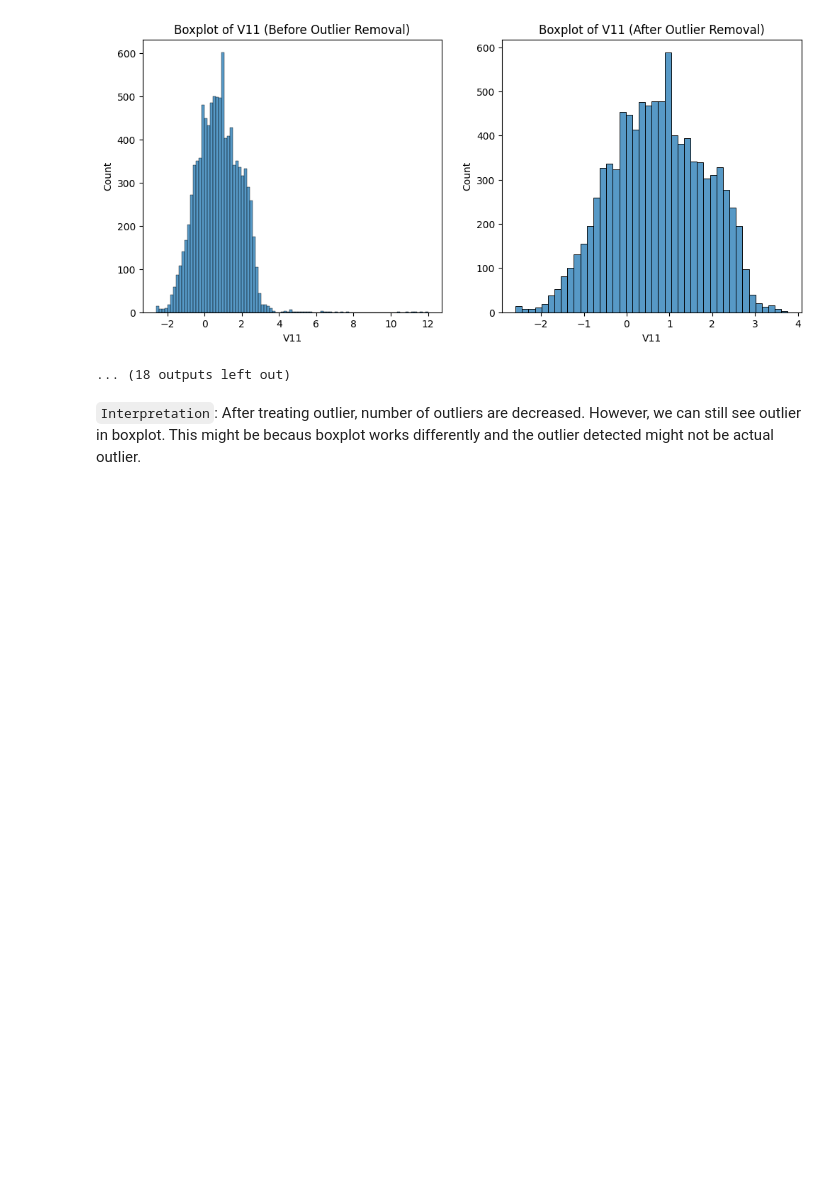
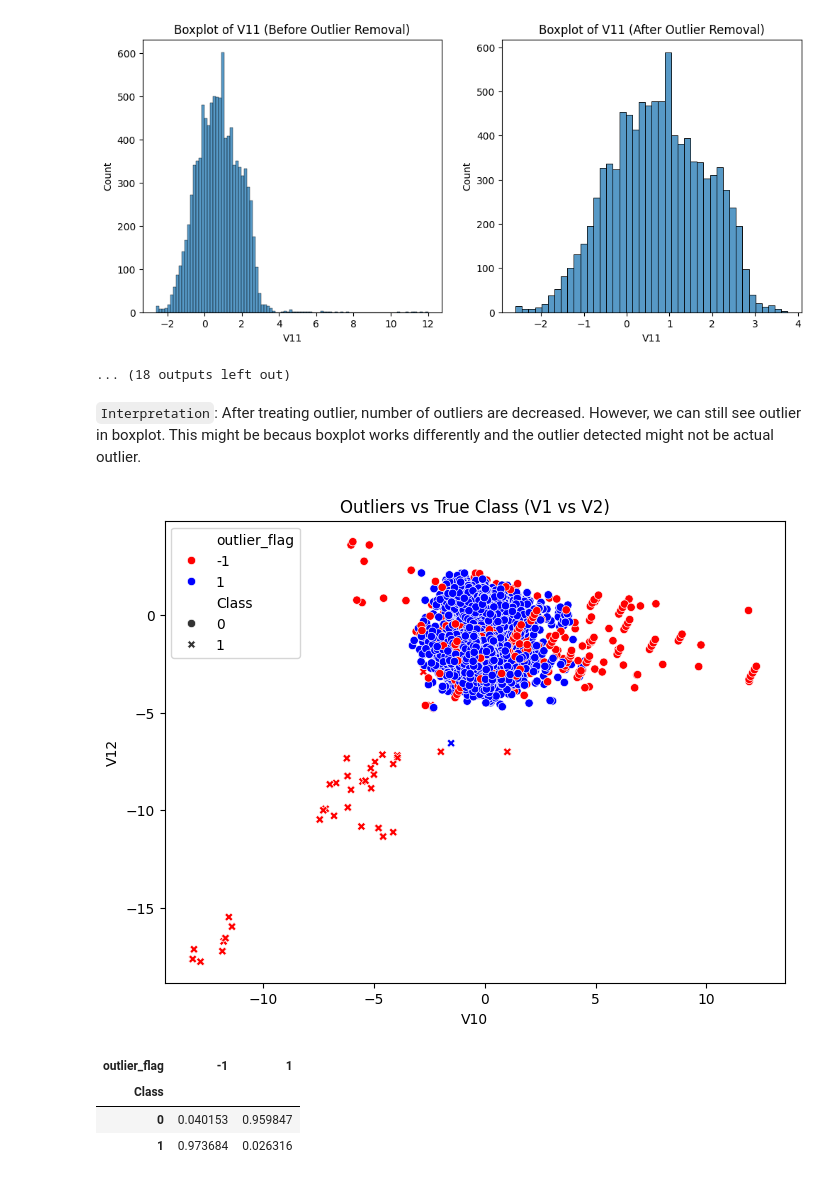
Before and after one commit to ANeupane30/credit-card-fraud-detection, a Jupyter notebook: Notebooks/EDA.ipynb, the cells around one changed output. Saved outputs shown, nothing was run; the diff lists cells and outputs as text; code cells hidden in the pictures; blank space fills up the shorter version.

Commit message:
visualized outlier with label of data

```diff
--- a/Notebooks/EDA.ipynb
+++ b/Notebooks/EDA.ipynb
@@ -214,3 +221,24 @@ for col in continuous_cols:
 ... (18 outputs left out)
 # %% [markdown]
 `Interpretation`: After treating outlier, number of outliers are decreased. However, we can still see outlier in boxplot. This might be becaus boxplot works differently and the outlier detected might not be actual outlier.
+# %%
+df['outlier_flag'] = iso_forest.fit_predict(df[continuous_cols])
+plt.figure(figsize=(8,6))
+sns.scatterplot(
+    data=df,
+    x='V10', y='V12',
+    hue='outlier_flag',
+    style='Class',
+    palette={1: 'blue', -1: 'red'}
+)
+plt.title('Outliers vs True Class (V1 vs V2)')
+plt.show()
+# %% [output]
+[figure, added]
+# %%
+pd.crosstab(df['Class'], df['outlier_flag'], normalize='index')
+# %% [output]
+| outlier_flag | -1 | 1 |
+| Class |  |  |
+| 0 | 0.040153 | 0.959847 |
+| 1 | 0.973684 | 0.026316 |
```
Also changed, not shown: parts of 2 cells of this notebook, 1 other file.
